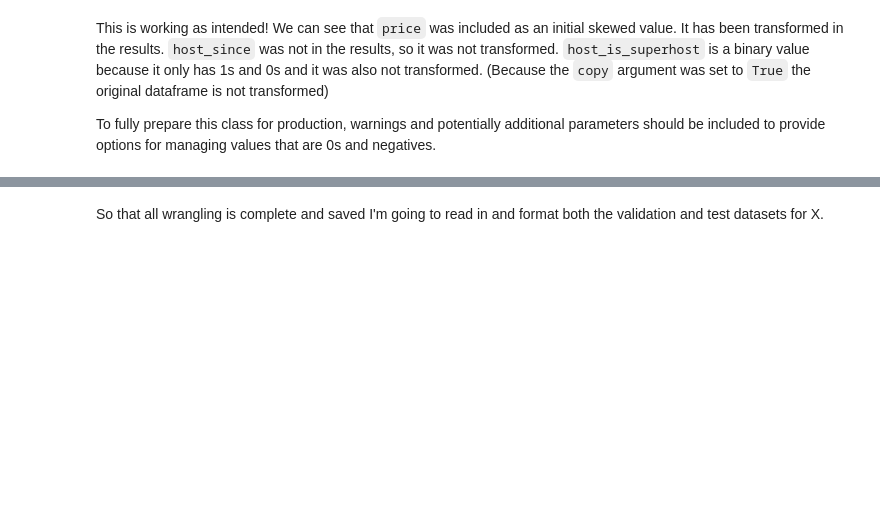
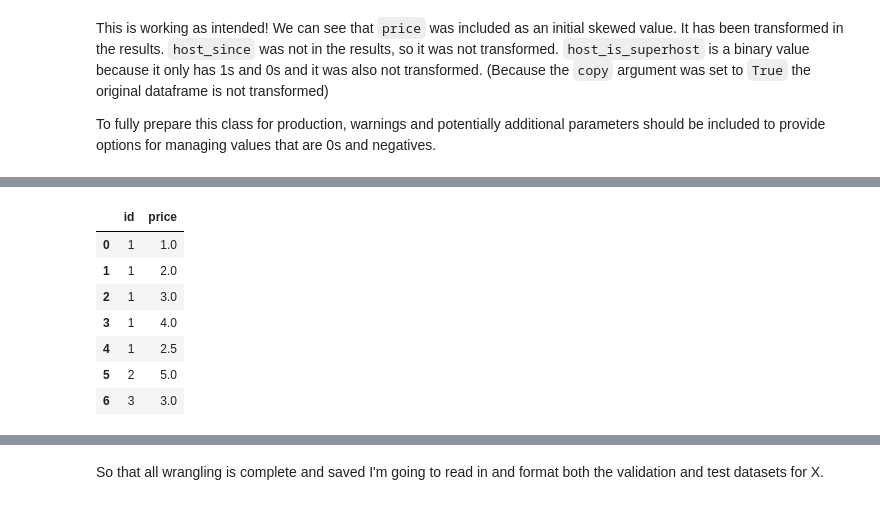
Before and after one commit to rebeccaebarnes/DSND-Project-4, a Jupyter notebook: seattle_airbnb_exploration.ipynb, the cells around one changed output, grey strips where cells are left out. Drawn from its saved outputs; the diff is of its cells as text; code cells hidden in the pictures; blank space fills up the shorter version.

Commit message:
test: Create test for FillPrice

```diff
--- a/seattle_airbnb_exploration.ipynb
+++ b/seattle_airbnb_exploration.ipynb
@@ -1977,0 +1984,17 @@ To fully prepare this class for production, warnings and potentially additional
+# %%
+price_test = pd.DataFrame({'price':[1, 2, 3, 4, np.nan, 5, np.nan],
+                           'id': [1, 1, 1, 1, 1, 2, 3]})
+
+price_test_sol = price_test.copy()
+price_test_sol.iloc[4, 1] = np.mean([1, 2, 3, 4])
+price_test_sol.iloc[6, 1] = np.mean([1, 2, 3, 4, 5])
+price_test_sol
+# %% [output]
+|  | id | price |
+| 0 | 1 | 1.0 |
+| 1 | 1 | 2.0 |
+| 2 | 1 | 3.0 |
+| 3 | 1 | 4.0 |
+| 4 | 1 | 2.5 |
+| 5 | 2 | 5.0 |
+| 6 | 3 | 3.0 |
```
Also changed, not shown: parts of 5 cells of this notebook.
